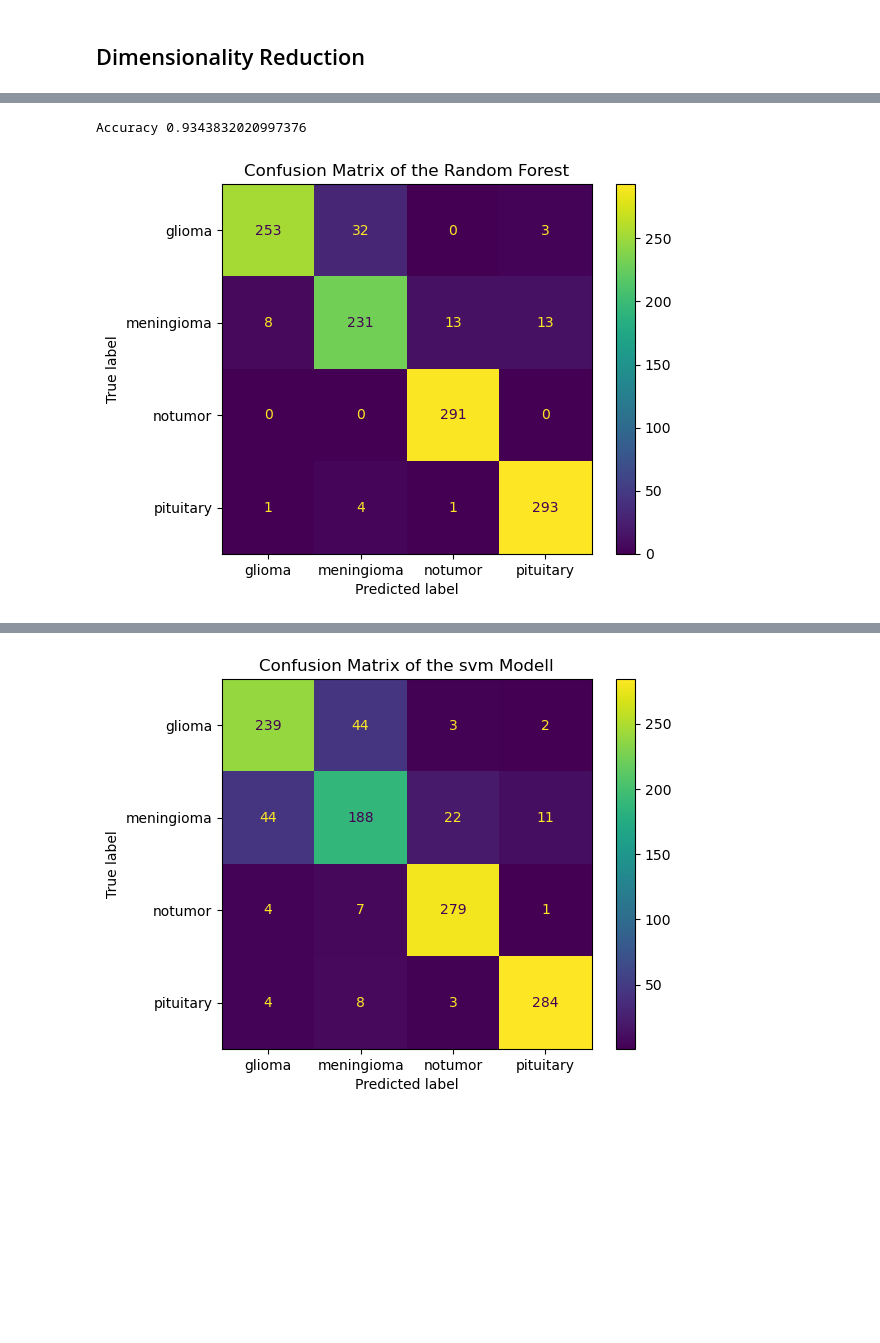
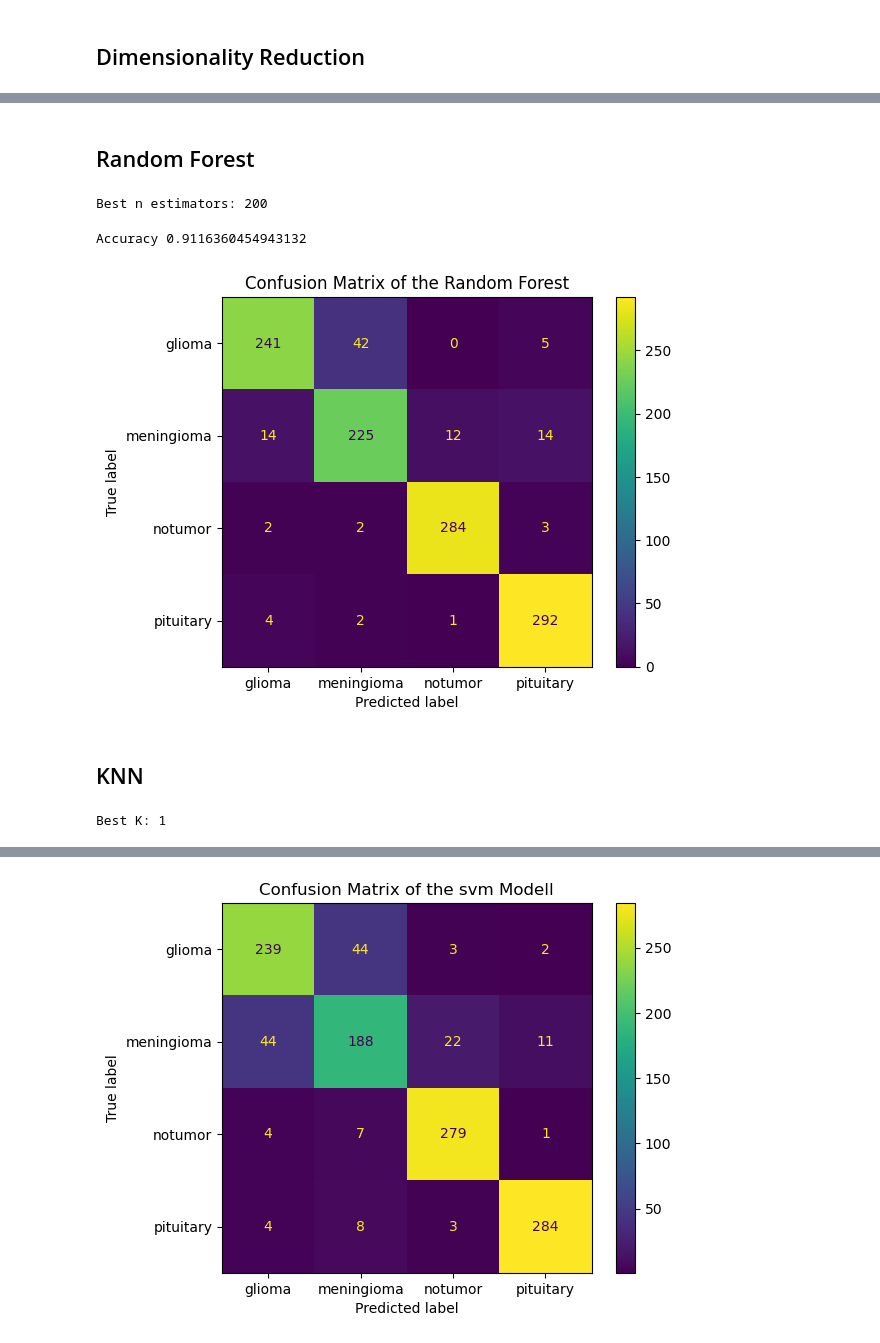
Before and after one commit to bassantmedhat/Brain-Tumor-Classification, a Jupyter notebook: model.ipynb, the cells around one changed output, grey strips where cells are left out. Drawn from its saved outputs; the diff is of its cells as text; code cells hidden in the pictures; blank space fills up the shorter version.

```diff
--- a/model.ipynb
+++ b/model.ipynb
@@ -49,7 +48,7 @@ def get_filesList(folders_names,direction_path):
         for file in file_list:
             file_path= os.path.join(class_path, file)
             new_file_path =file_path.replace(direction_path, new_direction_path)
-            preprocess_mri(file_path,new_file_path)
+            # preprocess_mri(file_path,new_file_path)
             X.append(load_image(new_file_path))
             y.append(folder)
 
@@ -240,4 +196,6 @@ from sklearn.ensemble import RandomForestClassifier
 from sklearn.model_selection import train_test_split
 from sklearn.metrics import accuracy_score
 
-X_train, x_test, y_train, y_test = train_test_split(X,Y,test_size=0.2,random_state=42)
+X_train, x_test, y_train, y_test = train_test_split(X_pca,Y,test_size=0.2,random_state=42)
+# %% [markdown]
+## Random Forest
@@ -244,30 +207,57 @@ X_train, x_test, y_train, y_test = train_test_split(X,Y,test_size=0.2,random_sta
+# %%
+
+param_grid = {'n_estimators': [50, 100, 200]}
+rfc = RandomForestClassifier(random_state=42)
+grid_search = GridSearchCV(rfc, param_grid, cv=5)
+
+# Fit the GridSearchCV object on the training data
+grid_search.fit(X_train, y_train)
+# Get the best value of k
+best_n_estimators = grid_search.best_params_['n_estimators']
+# %%
+print("Best n estimators:",best_n_estimators)
+# %% [output]
+Best n estimators: 200
 # %%
-from sklearn.svm import SVC
-from sklearn.neighbors import KNeighborsClassifier
-from sklearn.metrics import  r2_score
 
 # train with random forest
-RF = RandomForestClassifier(n_estimators=100, random_state=42)
+RF = RandomForestClassifier(n_estimators=best_n_estimators, random_state=42)
 RF.fit(X_train,y_train)
 
 
 y_pred_rf = RF.predict(x_test)
 
 accuracy_rf = accuracy_score(y_test,y_pred_rf)
 val_rf = r2_score(y_test,y_pred_rf)*100
 print("Accuracy",accuracy_rf)
 
 cm_rf = confusion_matrix(y_test, y_pred_rf)
 recall_rf = cm_rf[0][0]/(cm_rf[0][0] +cm_rf[0][1])
 precision_rf = cm_rf[0][0]/(cm_rf[0][0]+cm_rf[1][1])
 
 from sklearn import metrics
 
 cm_display = metrics.ConfusionMatrixDisplay(confusion_matrix = cm_rf, display_labels = ['glioma', 'meningioma', 'notumor', 'pituitary'])
 
+
 cm_display.plot()
 plt.title("Confusion Matrix of the Random Forest")
 plt.show()
 # %% [output]
-Accuracy 0.9343832020997376
+Accuracy 0.9116360454943132
-[figure, old version]
+[figure, new version]
+# %% [markdown]
+## KNN
+# %%
+
+param_grid = {'n_neighbors': range(1, 21)}
+knn = KNeighborsClassifier()
+grid_search = GridSearchCV(knn, param_grid, cv=5)
+
+# Fit the GridSearchCV object on the training data
+grid_search.fit(X_train, y_train)
+# Get the best value of k
+best_k = grid_search.best_params_['n_neighbors']
+print("Best K:",best_k)
+# %% [output]
+Best K: 1
```
Also changed, not shown: parts of 20 cells of this notebook.
